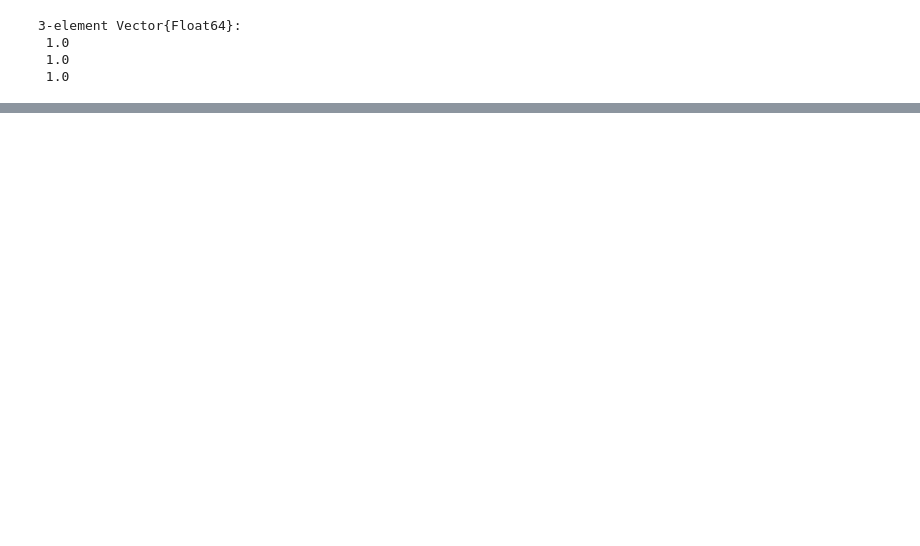
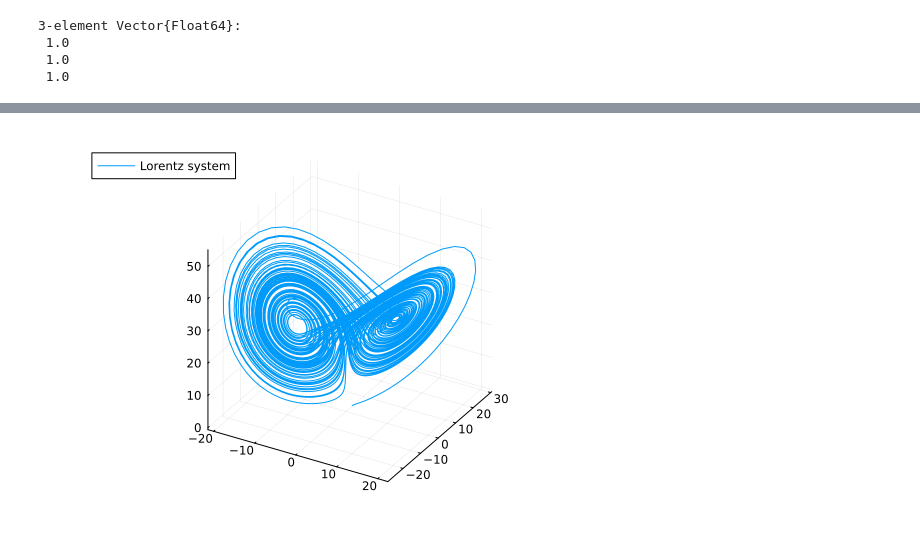
Before and after one commit to eiralarsson/Lorentz-System-Degree-Project, a Jupyter notebook: Numerical-Solvers/analysis.ipynb, the cells around one changed output, grey strips where cells are left out. Drawn from its saved outputs; the diff is of its cells as text; code cells hidden in the pictures; blank space fills up the shorter version.

```diff
--- a/Numerical-Solvers/analysis.ipynb
+++ b/Numerical-Solvers/analysis.ipynb
@@ -28,0 +56,5 @@ x̄₀ = [x₀;
+# %%
+time = range(0,stop=(tsteps-1)*Δt,step=Δt)
+plot(Xeuler[1,:],Xeuler[2,:],Xeuler[3,:],label="Lorentz system")
+# %% [output]
+[figure, added]
```
Also changed, not shown: parts of 9 cells of this notebook, 2 other files.
